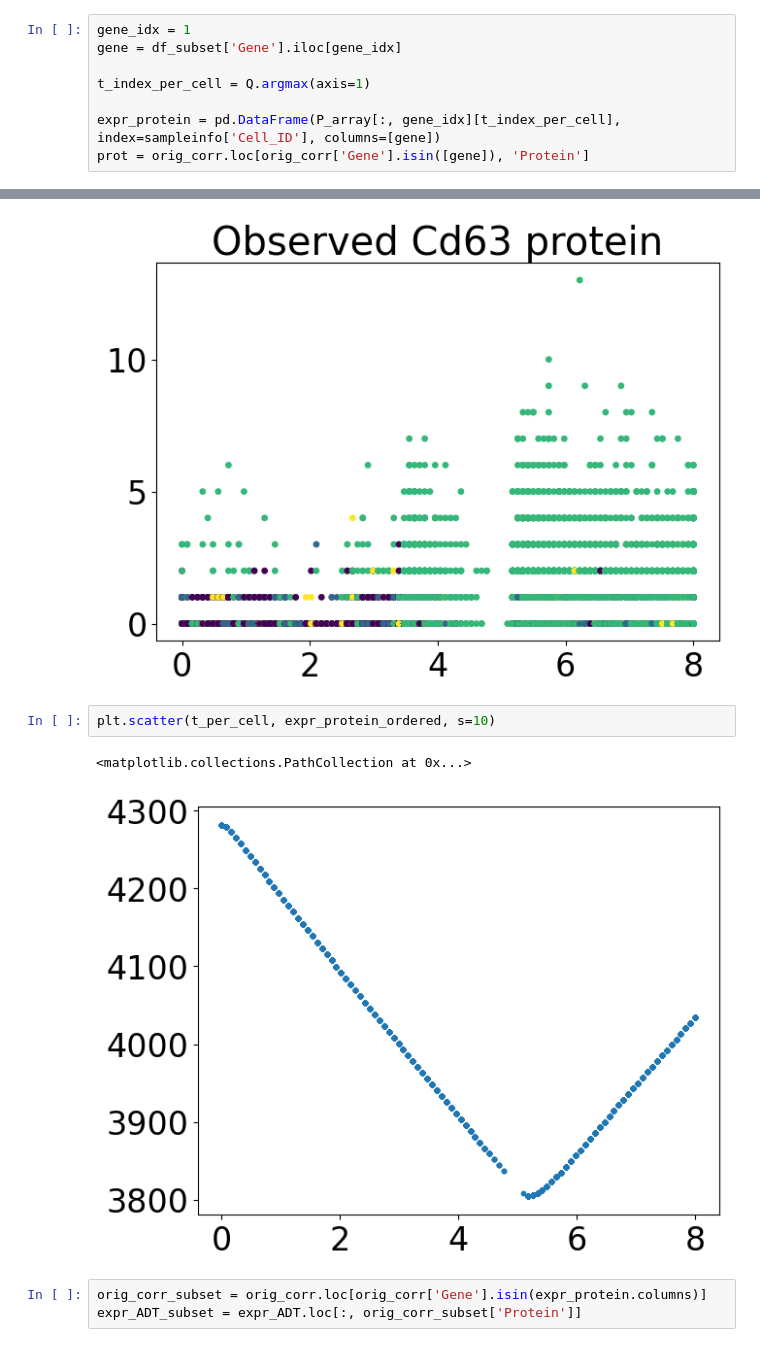
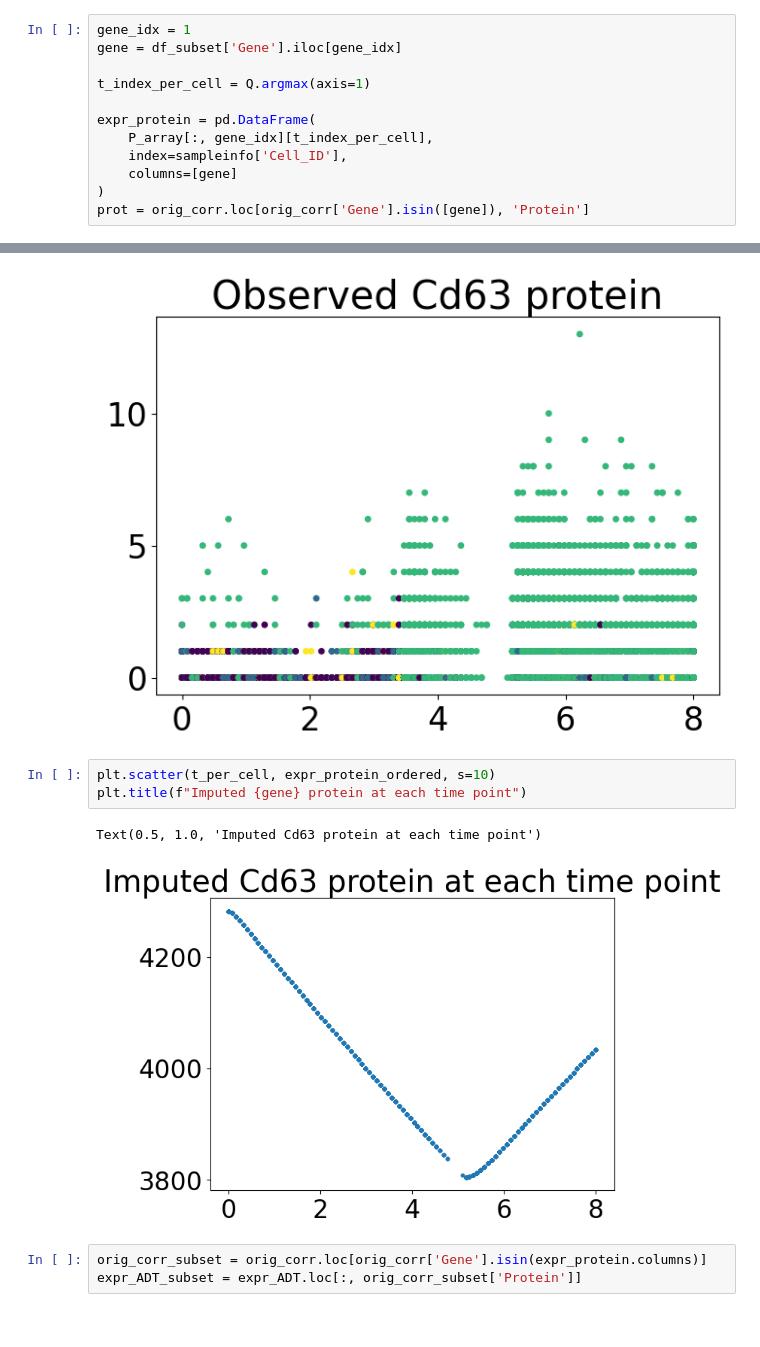
Before and after one commit to reliscu/chronocell_janssens_2025_preprint, a Jupyter notebook: 09_impute_protein_ideal.ipynb, the cells around one changed output, grey strips where cells are left out. Drawn from its saved outputs; the diff is of its cells as text.

Commit message:
diagnostic plots

```diff
--- a/09_impute_protein_ideal.ipynb
+++ b/09_impute_protein_ideal.ipynb
@@ -177,7 +172,11 @@ gene = df_subset['Gene'].iloc[gene_idx]
 
 t_index_per_cell = Q.argmax(axis=1)
 
-expr_protein = pd.DataFrame(P_array[:, gene_idx][t_index_per_cell], index=sampleinfo['Cell_ID'], columns=[gene])
+expr_protein = pd.DataFrame(
+    P_array[:, gene_idx][t_index_per_cell],
+    index=sampleinfo['Cell_ID'],
+    columns=[gene]
+)
 prot = orig_corr.loc[orig_corr['Gene'].isin([gene]), 'Protein']
 # %%
 expr_RNA = expr_RNA.loc[expr_protein.index]
@@ -214,9 +213,10 @@ plt.title(f"Observed {gene} protein");
 [figure]
 # %%
 plt.scatter(t_per_cell, expr_protein_ordered, s=10)
+plt.title(f"Imputed {gene} protein at each time point")
 # %% [output]
-<matplotlib.collections.PathCollection at 0x...>
+Text(0.5, 1.0, 'Imputed Cd63 protein at each time point')
-[figure, old version]
+[figure, new version]
 # %%
 orig_corr_subset = orig_corr.loc[orig_corr['Gene'].isin(expr_protein.columns)]
 expr_ADT_subset = expr_ADT.loc[:, orig_corr_subset['Protein']]
```
Also changed, not shown: parts of 3 cells of this notebook, 1 other file.
